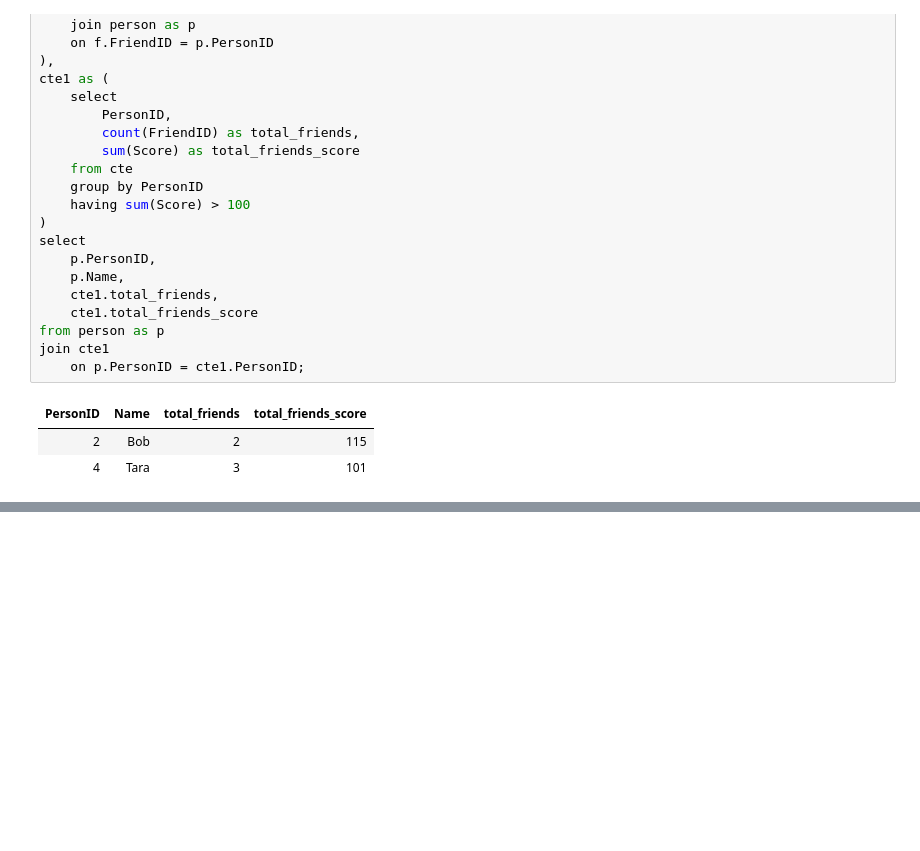
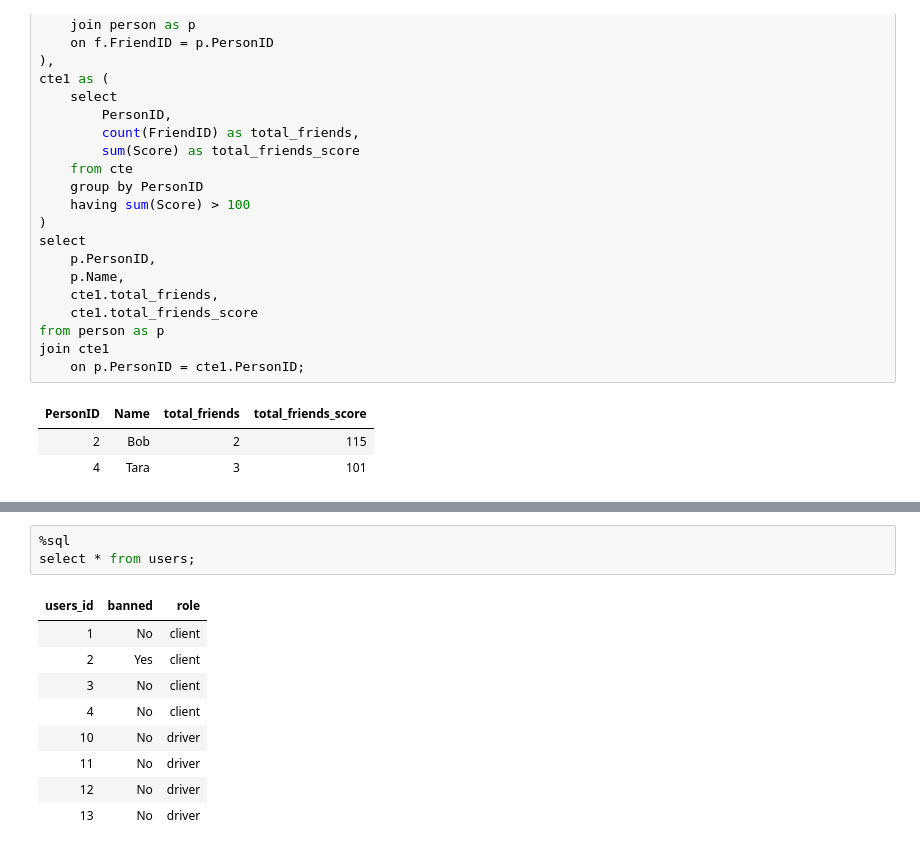
Before and after one commit to Rupam-1/SQL-Pyspark-practise_youtube, a Jupyter notebook: 01. SQL - Part1.ipynb, the cells around one changed output, grey strips where cells are left out. Cells and saved outputs as stored; diff of their text form; blank space fills up the shorter version.

```diff
--- a/01. SQL - Part1.ipynb
+++ b/01. SQL - Part1.ipynb
@@ -313,0 +376,13 @@ join cte1
+# %%
+%sql
+select * from users;
+# %% [output]
+| users_id | banned | role |
+| 1 | No | client |
+| 2 | Yes | client |
+| 3 | No | client |
+| 4 | No | client |
+| 10 | No | driver |
+| 11 | No | driver |
+| 12 | No | driver |
+| 13 | No | driver |
```
Also changed, not shown: parts of 5 cells of this notebook.
